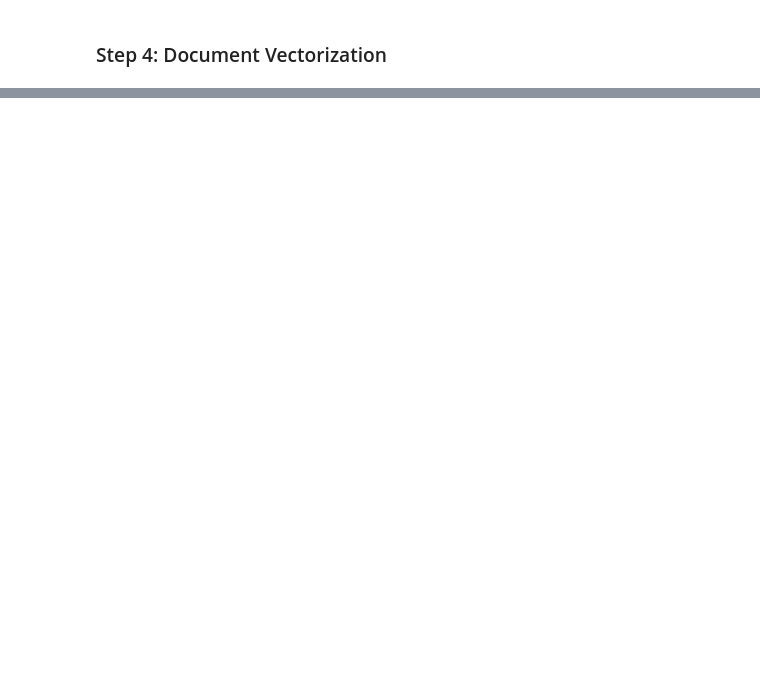
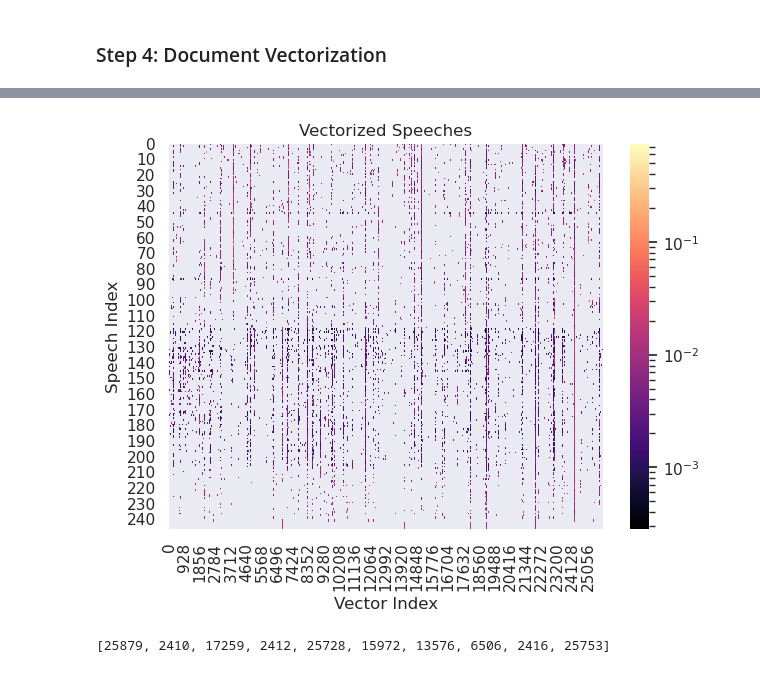
Before and after one commit to UCB-stat-159-f25/proj02-group04, a Jupyter notebook: nlp-P02.ipynb, the cells around one changed output, grey strips where cells are left out. Drawn from its saved outputs; the diff is of its cells as text; code cells hidden in the pictures; blank space fills up the shorter version.

```diff
--- a/nlp-P02.ipynb
+++ b/nlp-P02.ipynb
@@ -235,0 +377,15 @@ tfidf_df.head()
+# %%
+tfidf_dense = tfidf_vectors.toarray()
+plt.figure(figsize=(7, 5))
+sns.heatmap(
+    tfidf_dense,
+    cmap="magma",
+    norm=LogNorm()
+)
+
+plt.title("Vectorized Speeches")
+plt.xlabel("Vector Index")
+plt.ylabel("Speech Index")
+plt.show()
+# %% [output]
+[figure, added]
@@ -235,0 +403,5 @@ tfidf_df.head()
+# %%
+# get each word's index number using the .vocabular_ attributed of vectorizer
+word_nums = [tfidf_model.vocabulary_[w] for w in word_list]
+# %% [output]
+[25879, 2410, 17259, 2412, 25728, 15972, 13576, 6506, 2416, 25753]
```
Also changed, not shown: parts of 16 cells of this notebook, 3 other files.
